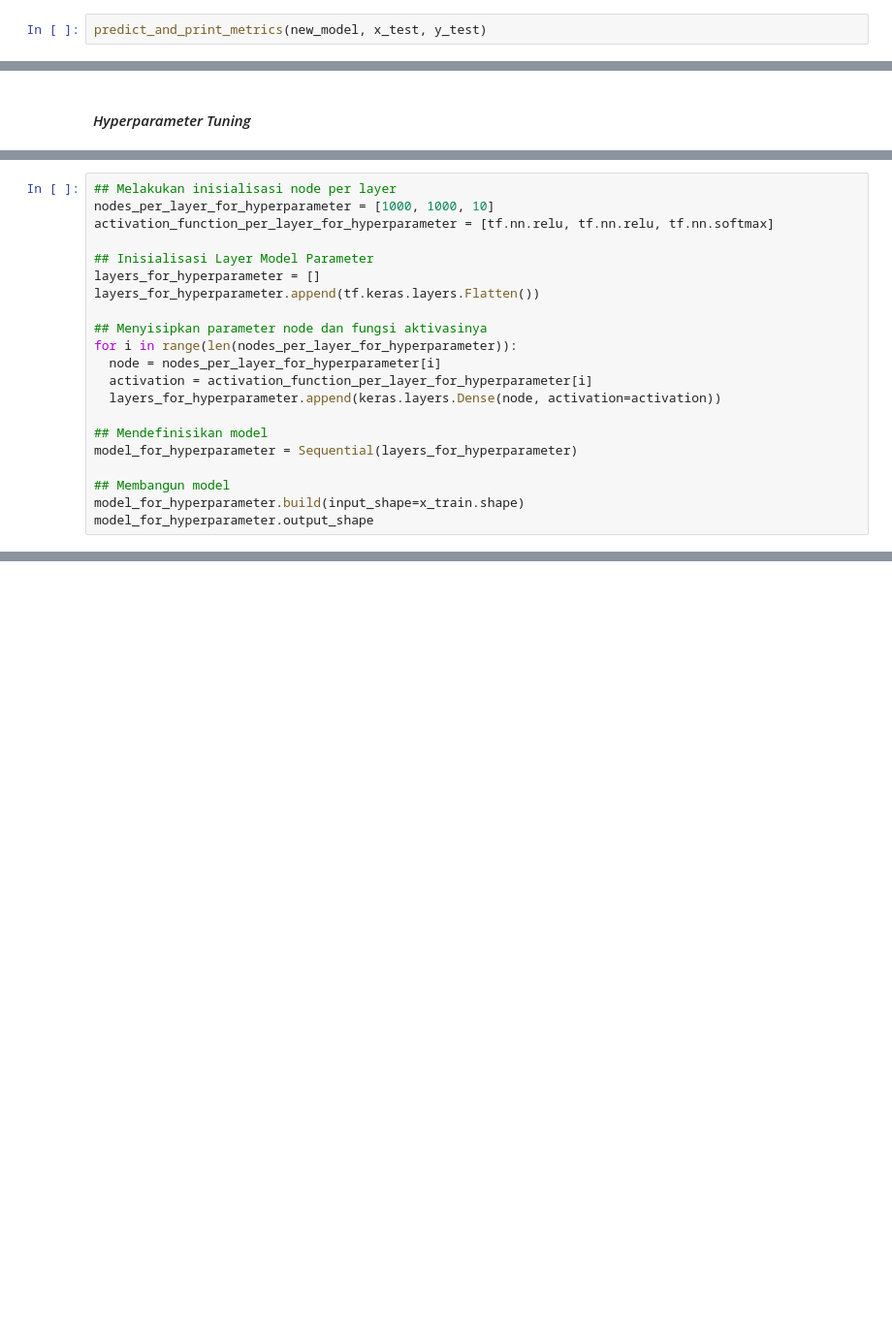
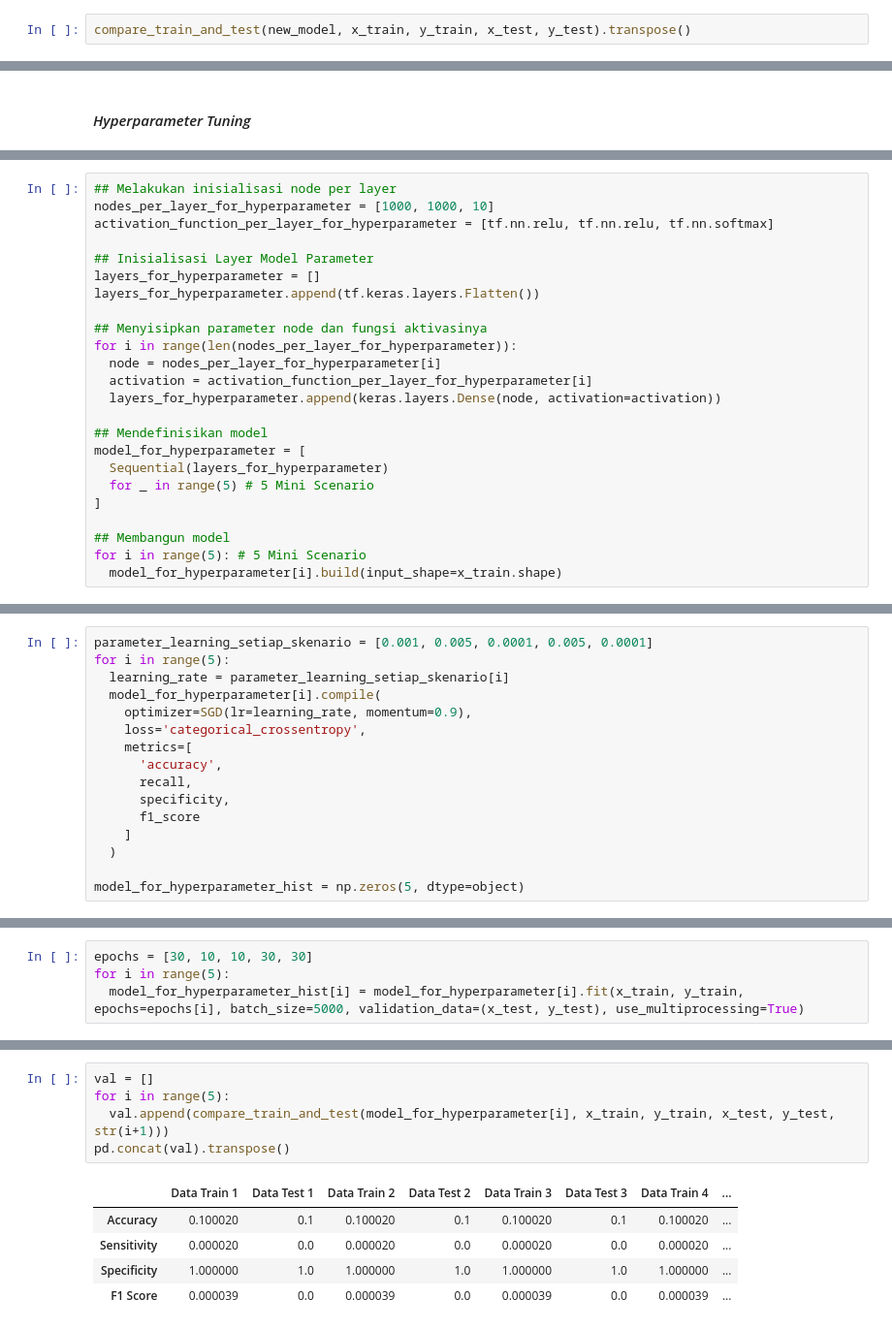
Before and after one commit to reiva5/CSC6801381-pemelajaran-mesin-lanjut, a Jupyter notebook: Lab 2/src/Tugas2_Jehian Norman Saviero_2006609645.ipynb, the cells around one changed output, grey strips where cells are left out. Shown: that part at 97% size. Drawn from its saved outputs; the diff is of its cells as text; blank space fills up the shorter version.

```diff
--- a/Lab 2/src/Tugas2_Jehian Norman Saviero_2006609645.ipynb
+++ b/Lab 2/src/Tugas2_Jehian Norman Saviero_2006609645.ipynb
@@ -308,5 +318,5 @@ Epoch 10/10
 # %% [markdown]
 ##### Melakukan Prediksi ke _Data Test_ dan Menampilkan _Metric_-nya
 # %%
-predict_and_print_metrics(new_model, x_test, y_test)
+compare_train_and_test(new_model, x_train, y_train, x_test, y_test).transpose()
 # %% [output]
@@ -332,8 +352,11 @@ for i in range(len(nodes_per_layer_for_hyperparameter)):
   layers_for_hyperparameter.append(keras.layers.Dense(node, activation=activation))
 
 ## Mendefinisikan model
-model_for_hyperparameter = Sequential(layers_for_hyperparameter)
+model_for_hyperparameter = [
+  Sequential(layers_for_hyperparameter)
+  for _ in range(5) # 5 Mini Scenario
+]
 
 ## Membangun model
-model_for_hyperparameter.build(input_shape=x_train.shape)
-model_for_hyperparameter.output_shape
+for i in range(5): # 5 Mini Scenario
+  model_for_hyperparameter[i].build(input_shape=x_train.shape)
@@ -341,0 +365,16 @@ model_for_hyperparameter.output_shape
+# %%
+parameter_learning_setiap_skenario = [0.001, 0.005, 0.0001, 0.005, 0.0001]
+for i in range(5):
+  learning_rate = parameter_learning_setiap_skenario[i]
+  model_for_hyperparameter[i].compile(
+    optimizer=SGD(lr=learning_rate, momentum=0.9),
+    loss='categorical_crossentropy',
+    metrics=[
+      'accuracy',
+      recall,
+      specificity,
+      f1_score
+    ]
+  )
+
+model_for_hyperparameter_hist = np.zeros(5, dtype=object)
@@ -341,0 +383,4 @@ model_for_hyperparameter.output_shape
+# %%
+epochs = [30, 10, 10, 30, 30]
+for i in range(5):
+  model_for_hyperparameter_hist[i] = model_for_hyperparameter[i].fit(x_train, y_train, epochs=epochs[i], batch_size=5000, validation_data=(x_test, y_test), use_multiprocessing=True)
@@ -341,0 +407,11 @@ model_for_hyperparameter.output_shape
+# %%
+val = []
+for i in range(5):
+  val.append(compare_train_and_test(model_for_hyperparameter[i], x_train, y_train, x_test, y_test, str(i+1)))
+pd.concat(val).transpose()
+# %% [output]
+|  | Data Train 1 | Data Test 1 | Data Train 2 | Data Test 2 | Data Train 3 | Data Test 3 | Data Train 4 | ... |
+| Accuracy | 0.100020 | 0.1 | 0.100020 | 0.1 | 0.100020 | 0.1 | 0.100020 | ... |
+| Sensitivity | 0.000020 | 0.0 | 0.000020 | 0.0 | 0.000020 | 0.0 | 0.000020 | ... |
+| Specificity | 1.000000 | 1.0 | 1.000000 | 1.0 | 1.000000 | 1.0 | 1.000000 | ... |
+| F1 Score | 0.000039 | 0.0 | 0.000039 | 0.0 | 0.000039 | 0.0 | 0.000039 | ... |
```
Also changed, not shown: parts of 46 cells of this notebook.
